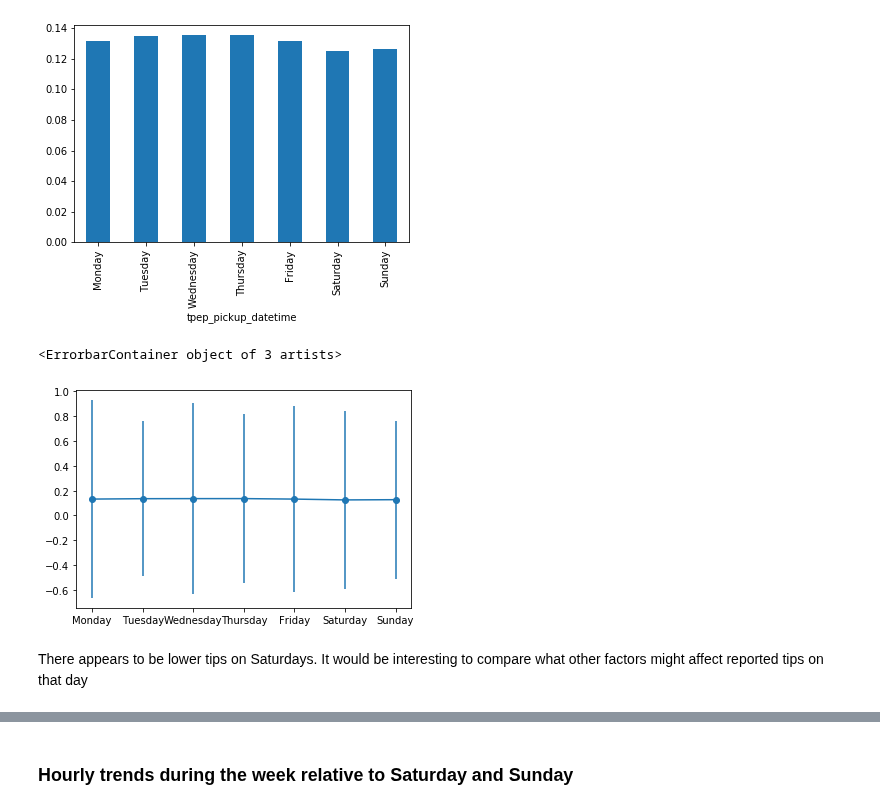
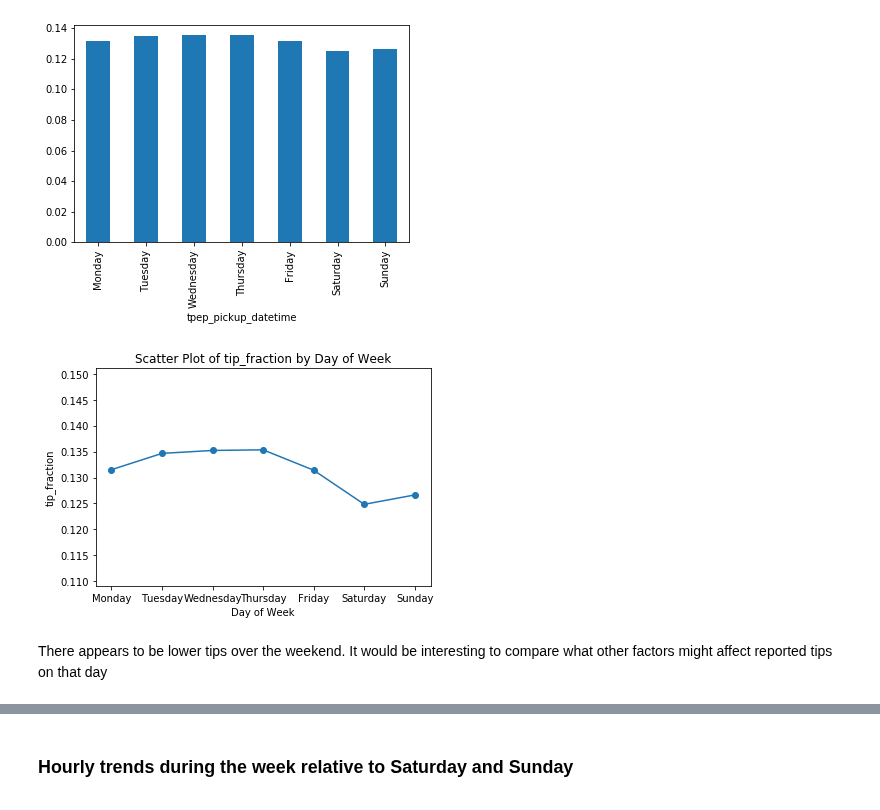
Before and after one commit to justinwhatley/interpretability_experiment, a Jupyter notebook: 1_data_exploration.ipynb, the cells around one changed output, grey strips where cells are left out. Saved outputs shown, nothing was run; the diff lists cells and outputs as text; code cells hidden in the pictures.

```diff
--- a/1_data_exploration.ipynb
+++ b/1_data_exploration.ipynb
@@ -308,13 +336,24 @@ tip_fraction
 bar_plt = day_of_week_tips[(tip,'mean')].plot.bar()
 # %% [output]
 [figure]
-# %%
-plt.scatter(day_of_week_tips.index,
-        day_of_week_tips[(tip,'mean')])
-
-plt.errorbar(day_of_week_tips.index,
-             day_of_week_tips[(tip,'mean')],
-             day_of_week_tips[(tip,'std')])
-# %% [output]
-<ErrorbarContainer object of 3 artists>
-[figure, removed]
+# %%
+def plot_scatter(result_df, target, x_label, write_to):
+    """
+    Plot the timeframe results in a scatter plot, showing standard error for the sample
+    """
+    plt.scatter(result_df.index,
+            result_df[(target,'mean')])
+
+    # Get standard error from standard deviation - this seems to largely dissapear based on large sample size
+    result_df[(tip, 'se')] = result_df[(tip, 'std')] \
+                                    / (result_df[(tip, 'count')].apply(lambda x: math.sqrt(x)))
+    plt.errorbar(result_df.index,
+                 result_df[(target,'mean')],
+                 result_df[(target,'se')])
+
+    plt.xlabel(x_label)
+    plt.ylabel(target)
+    plt.title('Scatter Plot of ' + target + ' by '+ x_label)
+    plt.savefig(write_to)
+# %% [output]
+[figure, added]
@@ -321,2 +363,2 @@ plt.errorbar(day_of_week_tips.index,
 # %% [markdown]
-There appears to be lower tips on Saturdays. It would be interesting to compare what other factors might affect reported tips on that day
+There appears to be lower tips over the weekend. It would be interesting to compare what other factors might affect reported tips on that day
```
Also changed, not shown: parts of 45 cells of this notebook.
